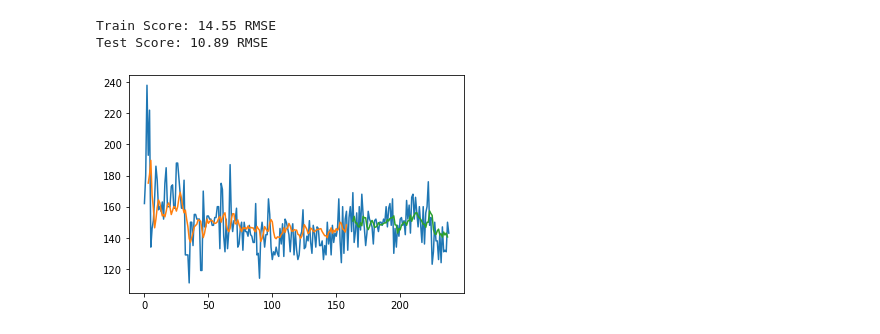
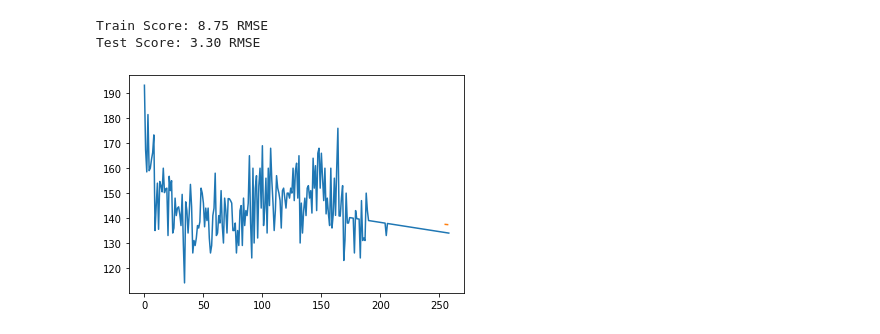
Before and after one commit to PKing70/Sentinel, a Jupyter notebook: LSTM/mylstm.ipynb, the cells around one changed output. Saved outputs shown, nothing was run; the diff lists cells and outputs as text; code cells hidden in the pictures.

```diff
--- a/LSTM/mylstm.ipynb
+++ b/LSTM/mylstm.ipynb
@@ -42,0 +47,8 @@ df_vitals.head()
+# %%
+# Drops batches containing less than 30 observations.
+df_recordings_per_patient = df_vitals.groupby(['patient_uuid', 'batch']).count().reset_index()
+low_batches = df_recordings_per_patient[(df_recordings_per_patient.HR <= 30)][['patient_uuid','batch']]
+for i in range(len(low_batches)):
+    low_patient = low_batches.patient_uuid.iloc[i]
+    low_batch = low_batches.batch.iloc[i]
+    df_vitals.drop(df_vitals[(df_vitals.patient_uuid == low_patient) & (df_vitals.batch == low_batch)].index, inplace=True)
@@ -43,3 +65,10 @@ df_vitals.head()
+# %%
+#df_vitals=df_vitals[(df_vitals.timestamp>'2018-10-01')] # &(df_vitals.timestamp<'2019-11-11')
+df_vitals=df_vitals[(df_vitals.timestamp >= '2018-10-01') & (df_vitals.timestamp <= '2020-01-14')]
+# remove all na entries
+#df_vitals=df_vitals[~df_vitals['DBP'].isna()]
+#df_vitals=df_vitals[~df_vitals['SBP'].isna()]
+#df_vitals=df_vitals[~df_vitals['HR'].isna()]
 # %%
 print(df_vitals.count())
 # %% [output]
@@ -51,8 +80 @@ DBP             141619
 dtype: int64
-# %%
-df_vitals=df_vitals[(df_vitals.timestamp>'2018-01-01')&(df_vitals.timestamp<'2019-11-11')]
-
-# remove all na entries
-df_vitals=df_vitals[~df_vitals['DBP'].isna()]
-df_vitals=df_vitals[~df_vitals['SBP'].isna()]
-df_vitals=df_vitals[~df_vitals['HR'].isna()]
@@ -159,7 +158,7 @@ array([[0.4015748 ],
 # %%
 # split into train and test sets
-train_size = int(len(dataset) * 0.67)
-test_size = len(dataset) - train_size
+train_size = len(dataset) - 7
+test_size = 7#len(dataset) - train_size
 train, test = dataset[0:train_size,:], dataset[train_size:len(dataset),:]
 print(len(train), len(test))
 # %% [output]
@@ -234,30 +233,30 @@ testPredict = scaler.inverse_transform(testPredict)
 testY = scaler.inverse_transform([testY])
 
 # calculate root mean squared error
-trainScore = math.sqrt(mean_squared_error(trainY[0], trainPredict[:,0]))
+trainScore = np.sqrt(mean_squared_error(trainY[0], trainPredict[:,0]))
 print('Train Score: %.2f RMSE' % (trainScore))
-testScore = math.sqrt(mean_squared_error(testY[0], testPredict[:,0]))
+testScore = np.sqrt(mean_squared_error(testY[0], testPredict[:,0]))
 print('Test Score: %.2f RMSE' % (testScore))
 # %% [output]
-Train Score: 14.55 RMSE
-Test Score: 10.89 RMSE
+Train Score: 8.75 RMSE
+Test Score: 3.30 RMSE
 # %%
 # shift train predictions for plotting
-trainPredictPlot = np.empty_like(dataset)
-trainPredictPlot[:, :] = np.nan
-trainPredictPlot[look_back:len(trainPredict)+look_back, :] = trainPredict
+#trainPredictPlot = np.empty_like(dataset)
+#trainPredictPlot[:, :] = np.nan
+#trainPredictPlot[look_back:len(trainPredict)+look_back, :] = trainPredict
 
 # shift test predictions for plotting
 testPredictPlot = np.empty_like(dataset)
 testPredictPlot[:, :] = np.nan
 testPredictPlot[len(trainPredict)+(look_back*2)+1:len(dataset)-1, :] = testPredict
 
 # plot baseline and predictions
 plt.plot(scaler.inverse_transform(dataset))
 
 #plt.plot(dataset)
-plt.plot(trainPredictPlot)
+#plt.plot(trainPredictPlot)
 plt.plot(testPredictPlot)
 plt.show()
 # %% [output]
-[figure, old version]
+[figure, new version]
```
Also changed, not shown: parts of 44 cells of this notebook.
